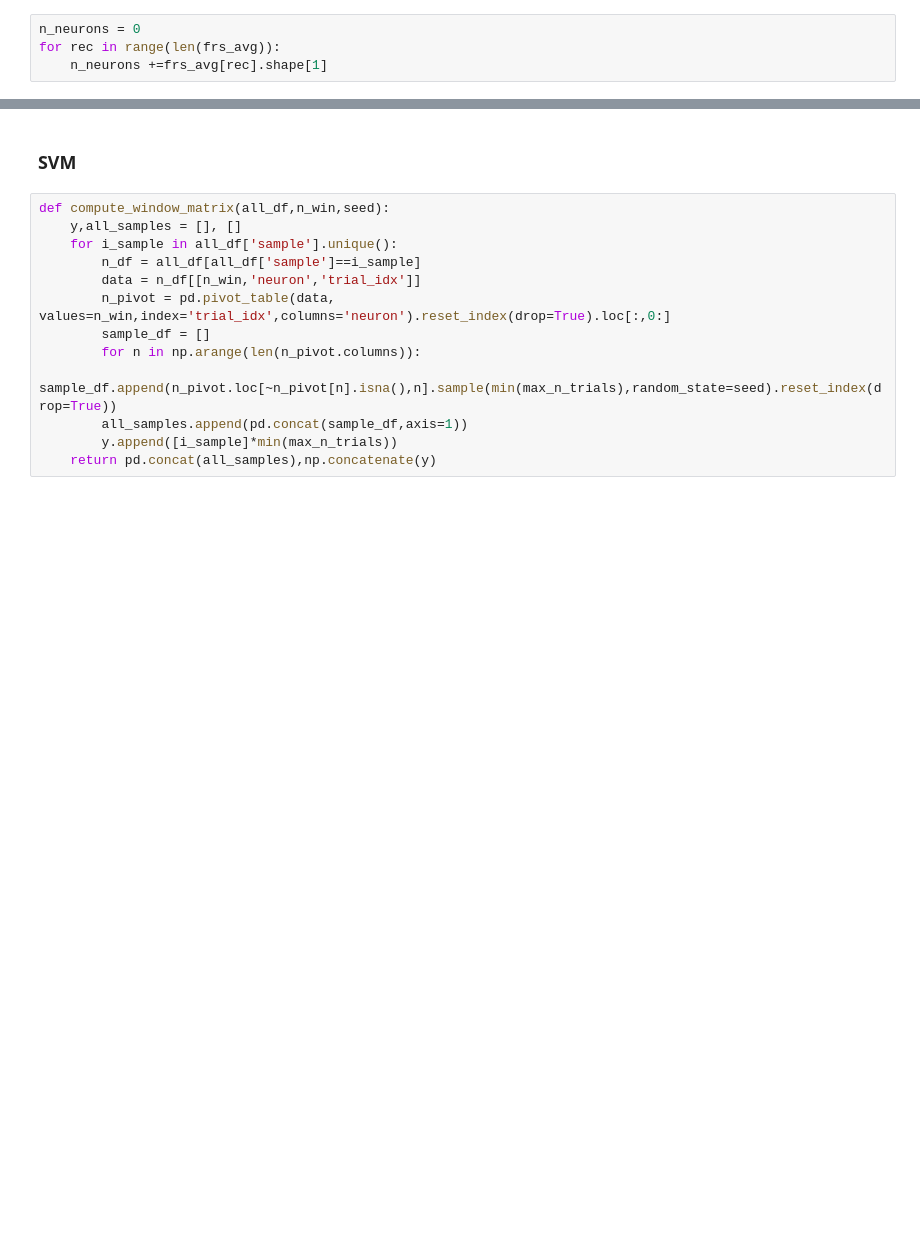
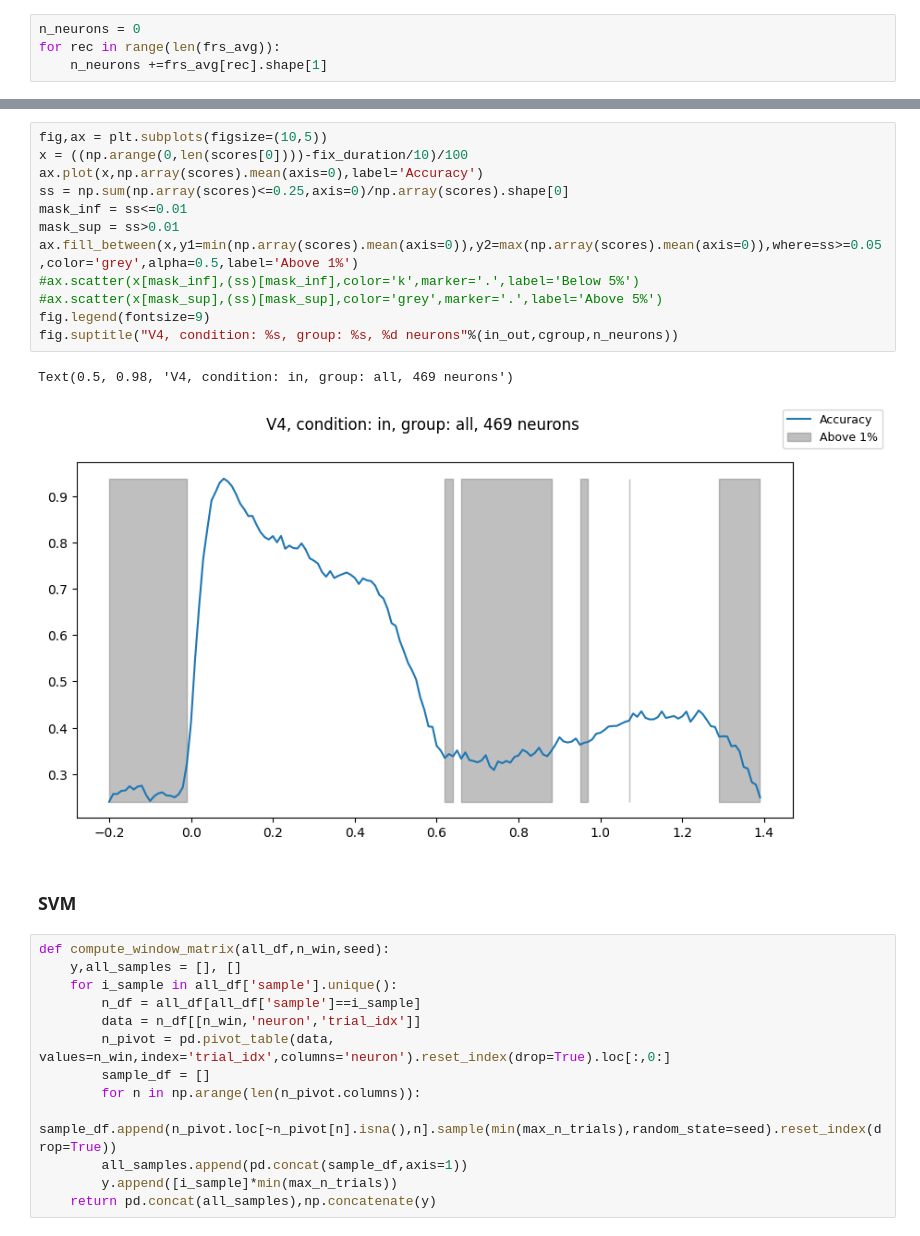
Before and after one commit to Ibos-lab/EphysVibe, a Jupyter notebook: examples/decoding.ipynb, the cells around one changed output, grey strips where cells are left out. Drawn from its saved outputs; the diff is of its cells as text; blank space fills up the shorter version.

```diff
--- a/examples/decoding.ipynb
+++ b/examples/decoding.ipynb
@@ -205,3 +219,18 @@ Text(0.5, 0.98, 'V4, condition: in, group: all, 469 neurons')
+# %%
+fig,ax = plt.subplots(figsize=(10,5))
+x = ((np.arange(0,len(scores[0])))-fix_duration/10)/100
+ax.plot(x,np.array(scores).mean(axis=0),label='Accuracy')
+ss = np.sum(np.array(scores)<=0.25,axis=0)/np.array(scores).shape[0]
+mask_inf = ss<=0.01
+mask_sup = ss>0.01
+ax.fill_between(x,y1=min(np.array(scores).mean(axis=0)),y2=max(np.array(scores).mean(axis=0)),where=ss>=0.05,color='grey',alpha=0.5,label='Above 1%')
+#ax.scatter(x[mask_inf],(ss)[mask_inf],color='k',marker='.',label='Below 5%')
+#ax.scatter(x[mask_sup],(ss)[mask_sup],color='grey',marker='.',label='Above 5%')
+fig.legend(fontsize=9)
+fig.suptitle("V4, condition: %s, group: %s, %d neurons"%(in_out,cgroup,n_neurons))
+# %% [output]
+Text(0.5, 0.98, 'V4, condition: in, group: all, 469 neurons')
+[figure, added]
 # %% [markdown]
 ### SVM
 # %%
```
Also changed, not shown: parts of 10 cells of this notebook, 2 other files.
